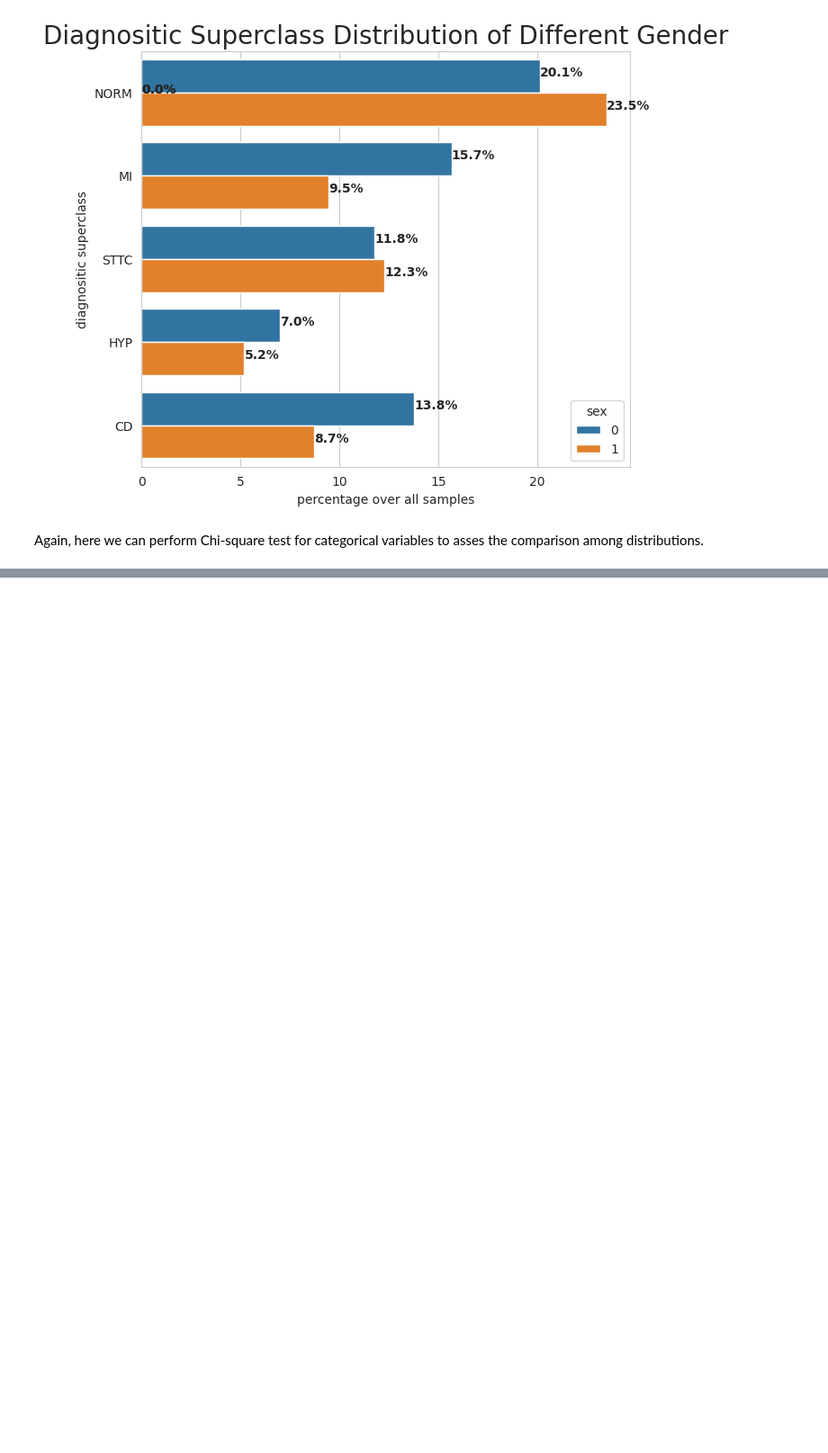
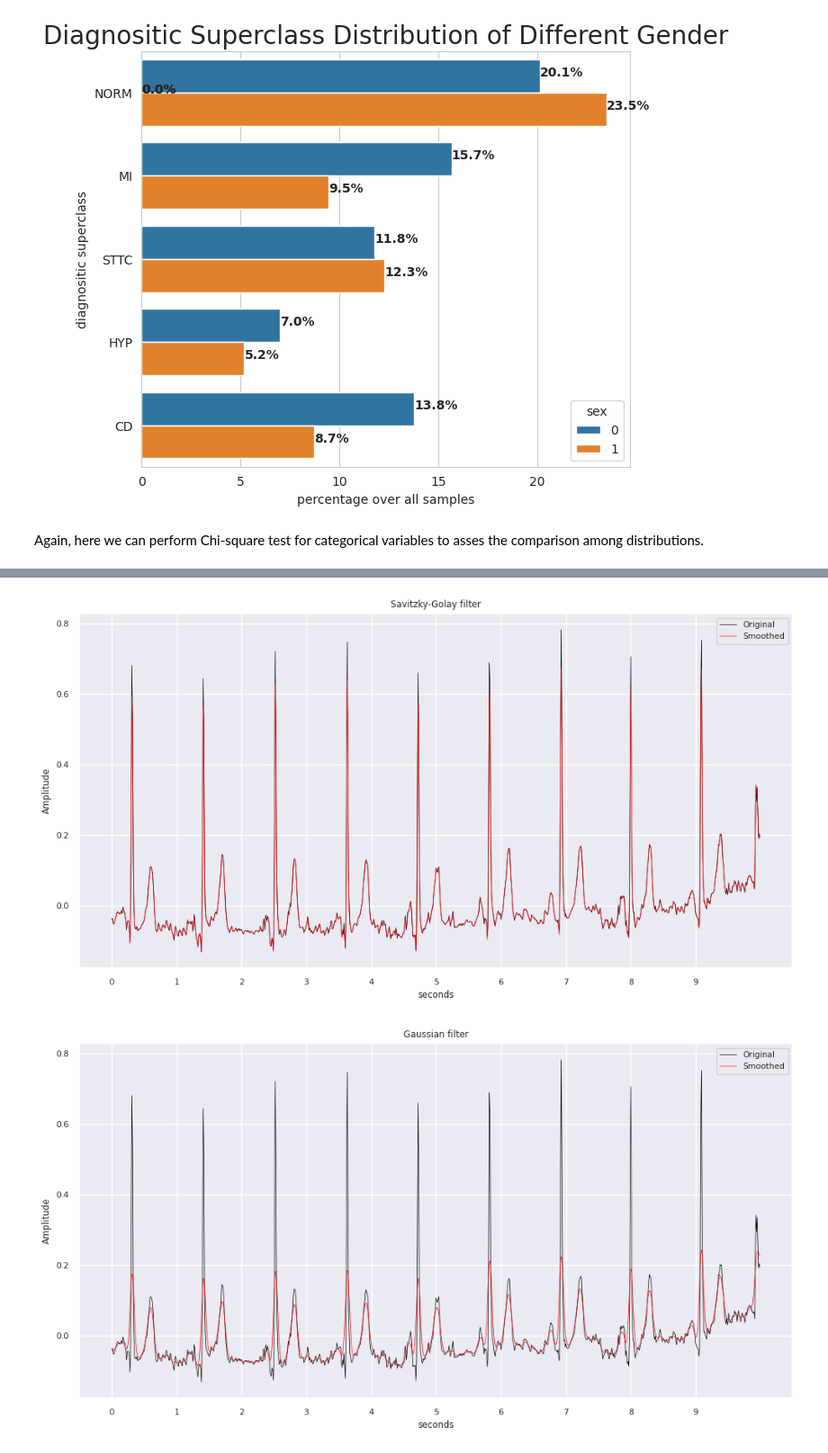
Before and after one commit to mdell-temp/Idoven-DS-Machine-Learning, a Jupyter notebook: src/assignment.ipynb, the cells around one changed output, grey strips where cells are left out. Shown at 90% size. Cells and saved outputs as stored; diff of their text form; code cells hidden in the pictures; blank space fills up the shorter version.

```diff
--- a/src/assignment.ipynb
+++ b/src/assignment.ipynb
@@ -492,0 +581,52 @@ Again, here we can perform Chi-square test for categorical variables to asses th
+# %%
+channel = 0
+original_signal = signals[:, channel]
+
+# Savitzky-Golay filter
+savgol_ecg = crfilters.smooth_signal_savgol(ecg_signal=original_signal,
+                                        window_length=5,
+                                        polyorder = 2)
+crplt.plot_filtered_signal(ecg_signal=original_signal,
+                           smoothed_ecg=savgol_ecg,
+                           title="Savitzky-Golay filter")
+# Gaussian filter
+gaussian_ecg = crfilters.smooth_signal_gaussian(ecg_signal=original_signal, sigma=3)
+crplt.plot_filtered_signal(ecg_signal=original_signal,
+                           smoothed_ecg=gaussian_ecg,
+                           title="Gaussian filter")
+# Median filter
+median_ecg = crfilters.smooth_signal_median(ecg_signal=original_signal, kernel_size=3)
+crplt.plot_filtered_signal(ecg_signal=original_signal,
+                           smoothed_ecg=median_ecg,
+                           title="Median filter")
+
+# Low-pass filter
+lowcut = 45
+lowpass_ecg = crfilters.smooth_signal_lowpass(ecg_signal=original_signal,
+                                          sample_rate=100,
+                                          order_filter=5,
+                                          cut=lowcut)
+crplt.plot_filtered_signal(ecg_signal=original_signal,
+                           smoothed_ecg=lowpass_ecg,
+                           title=f"Low-pass filter at {lowcut} Hz")
+
+# High-pass filter
+highcut = 0.5
+highpass_ecg = crfilters.smooth_signal_highpass(ecg_signal=original_signal,
+                                          sample_rate=100,
+                                          order_filter=5,
+                                          cut=highcut)
+crplt.plot_filtered_signal(ecg_signal=original_signal,
+                           smoothed_ecg=lowpass_ecg,
+                           title=f"High-pass filter at {highcut} Hz")
+
+# Convolution filter
+kernel = 7
+conv_ecg = crfilters.smooth_signal_convolution(ecg_signal=original_signal,
+                                           kernel=kernel)
+crplt.plot_filtered_signal(ecg_signal=original_signal,
+                           smoothed_ecg=conv_ecg,
+                           title=f"Convolution filter (kernel wide {kernel})")
+# %% [output]
+[figure, added]
+[figure, added]
```
Also changed, not shown: parts of 41 cells of this notebook.
